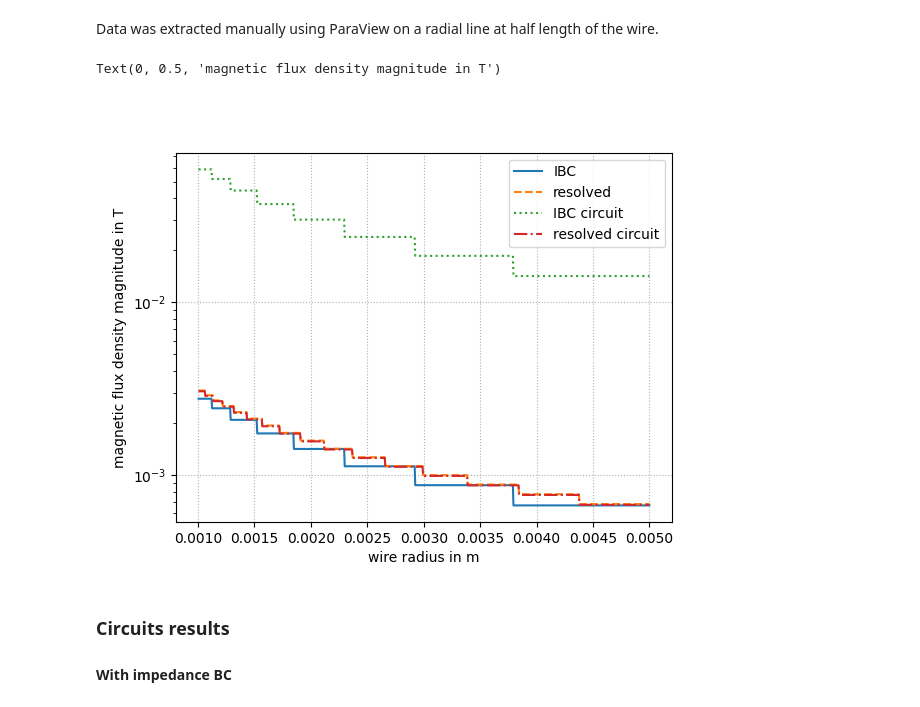
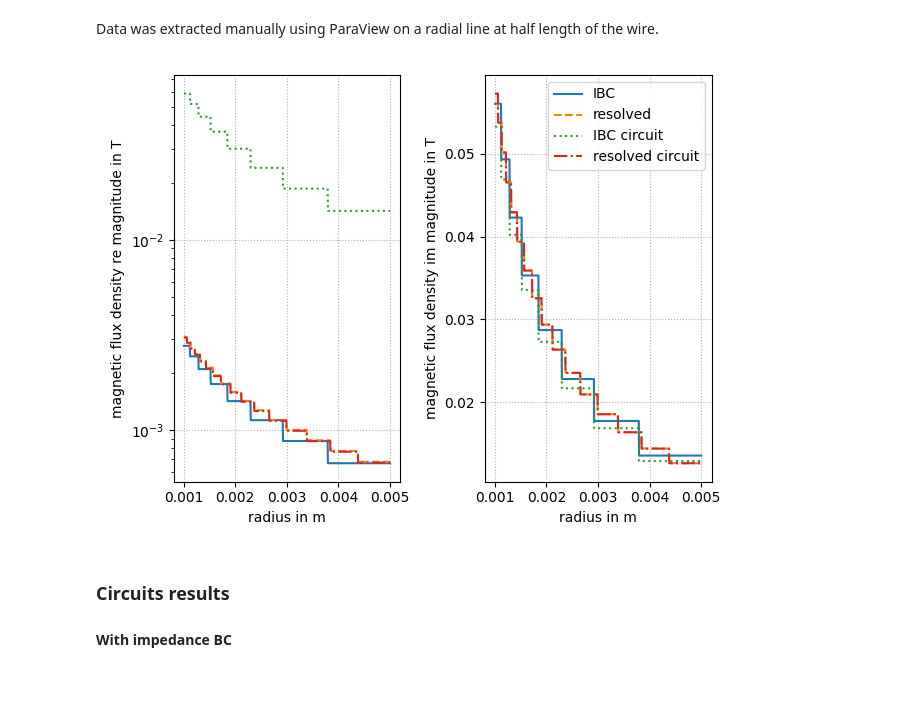
Before and after one commit to nemocrys/elmer-verification, a Jupyter notebook: impedance-boundary-condition/evaluation.ipynb, the cells around one changed output. Drawn from its saved outputs; the diff is of its cells as text; code cells hidden in the pictures.

Commit message:
update plot

```diff
--- a/impedance-boundary-condition/evaluation.ipynb
+++ b/impedance-boundary-condition/evaluation.ipynb
@@ -52,28 +52,40 @@ Text(0, 0.5, 'normalized current density')
 # %% [markdown]
 Data was extracted manually using ParaView on a radial line at half length of the wire.
 # %%
-fig, ax = plt.subplots()
+fig, ax = plt.subplots(1, 2)
 
 for case, label, style in zip(
     ["wire_impedanceBC", "wire_no_impedanceBC", "wire_impedanceBC_circuit", "wire_no_impedanceBC_circuit"],
     ["IBC", "resolved", "IBC circuit", "resolved circuit"],
     ["-", "--", ":", "-."]
     ):
     df = pd.read_csv(f"{case}/plot-over-line_wire-air.csv")
     df = df.loc[df["Points:1"] > 0.001]
     flux = np.sqrt(
         df["magnetic flux density re e:0"].to_numpy()**2
         + df["magnetic flux density re e:1"].to_numpy()**2
         + df["magnetic flux density re e:2"].to_numpy()**2
     )
-    ax.semilogy(df["Points:1"], flux, style, label=label)
-ax.legend()
-ax.grid(linestyle=":")
-ax.set_xlabel("wire radius in m")
-ax.set_ylabel("magnetic flux density magnitude in T")
+    ax[0].semilogy(df["Points:1"], flux, style, label=label)
+    flux = np.sqrt(
+        df["magnetic flux density im e:0"].to_numpy()**2
+        + df["magnetic flux density im e:1"].to_numpy()**2
+        + df["magnetic flux density im e:2"].to_numpy()**2
+    )
+    ax[1].plot(df["Points:1"], flux, style, label=label)
+
+# ax[0].legend()
+ax[0].grid(linestyle=":")
+ax[0].set_xlabel("radius in m")
+ax[0].set_ylabel("magnetic flux density re magnitude in T")
+
+ax[1].legend()
+ax[1].grid(linestyle=":")
+ax[1].set_xlabel("radius in m")
+ax[1].set_ylabel("magnetic flux density im magnitude in T")
+fig.tight_layout()
 # %% [output]
-Text(0, 0.5, 'magnetic flux density magnitude in T')
-[figure, old version]
+[figure, new version]
 # %% [markdown]
 ### Circuits results
 #### With impedance BC
```
